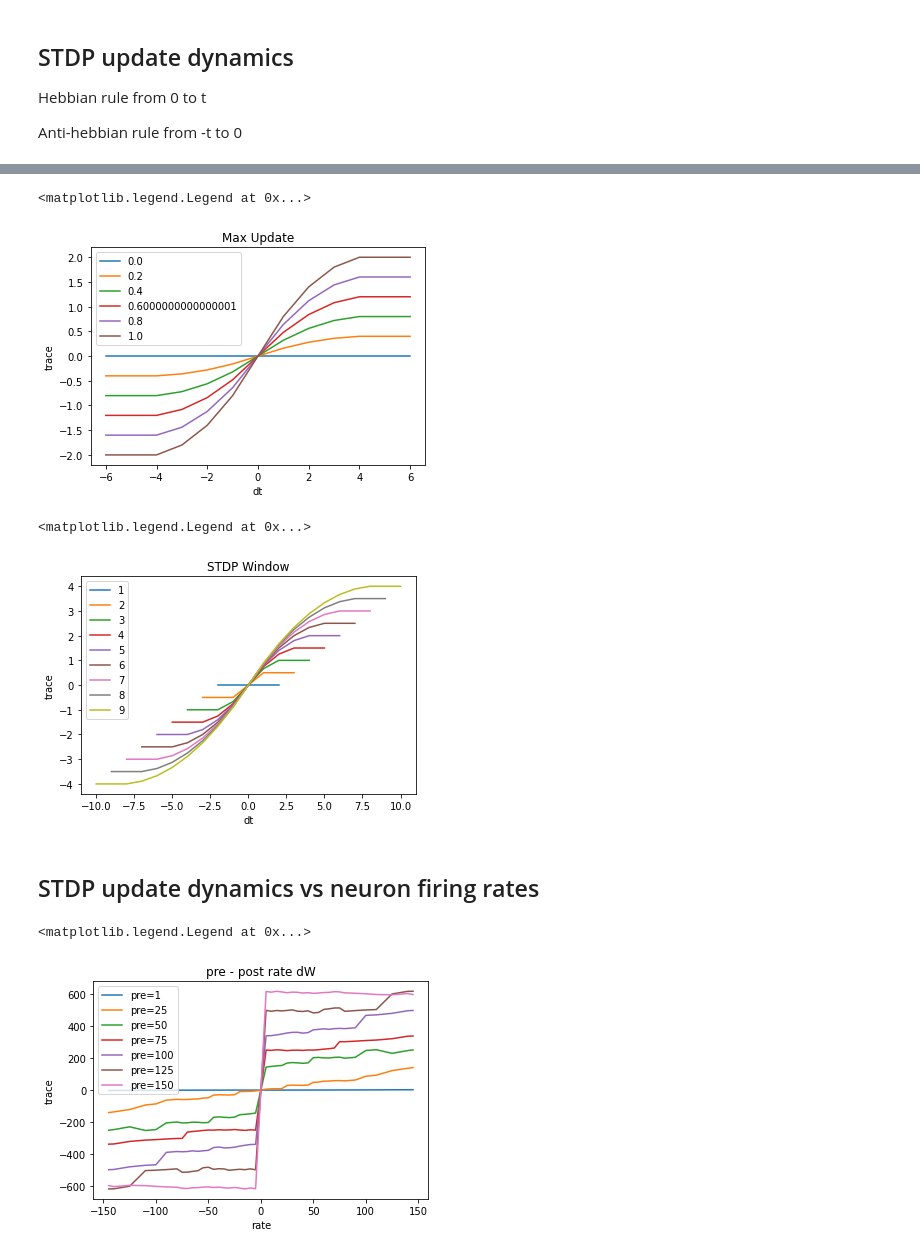
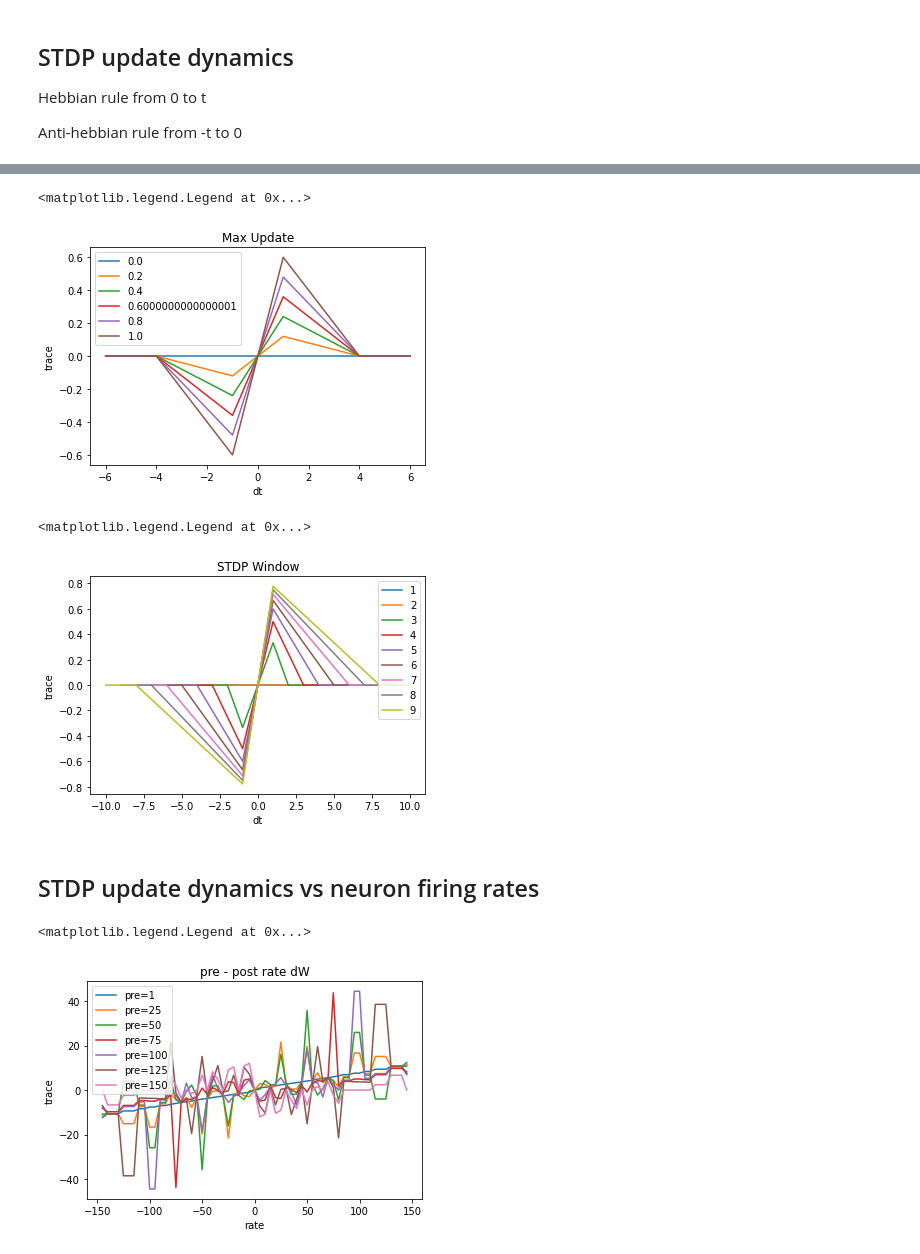
Before and after one commit to SpikeyCNS/spikey, a Jupyter notebook: examples/sanity/stdp_viz.ipynb, the cells around one changed output, grey strips where cells are left out. Drawn from its saved outputs; the diff is of its cells as text; code cells hidden in the pictures.

```diff
--- a/examples/sanity/stdp_viz.ipynb
+++ b/examples/sanity/stdp_viz.ipynb
@@ -45,6 +45,7 @@ for plot_id, (label, INHIBITORIES) in enumerate({'Excitatory': [1, 1], 'Inhibito
         X, X_minus, Y, Y_minus = [], [], [], []
 
         for i in range(LENGTH + 1):
+            w.matrix[:, :] = 0
             synapses.reset()
             synapses.reward(1)
 
@@ -93,6 +94,7 @@ for j in np.arange(0, 1.1, .2):
     LENGTH = config['stdp_window'] + 1
 
     for i in range(LENGTH + 1):
+        w.matrix[:, :] = 0
         synapses.reset()
         synapses.reward(1)
 
@@ -118,7 +120,7 @@ plt.ylabel('trace')
 plt.legend()
 # %% [output]
 <matplotlib.legend.Legend at 0x...>
-[figure, old version]
+[figure, new version]
 # %%
 ## Window
 INHIBITORIES = np.array([1, 1])
@@ -140,6 +142,7 @@ for j in range(1, 10):
     LENGTH = config['stdp_window'] + 1
 
     for i in range(LENGTH + 1):
+        w.matrix[:, :] = 0
         synapses.reset()
         synapses.reward(1)
 
@@ -165,7 +168,7 @@ plt.ylabel('trace')
 plt.legend()
 # %% [output]
 <matplotlib.legend.Legend at 0x...>
-[figure, old version]
+[figure, new version]
 # %% [markdown]
 ## STDP update dynamics vs neuron firing rates
 # %%
@@ -190,34 +193,36 @@ for rate2 in RATES:
     X, Y = [], []
     X_minus, Y_minus = [], []
 
     for rate1 in np.arange(5, 150, 5):
+        w.matrix[:, :] = 0
         synapses.reset()
         synapses.reward(1)
+
 
         a = np.zeros(LENGTH)
         a[3::LENGTH // rate1] = 1.
 
         b = np.zeros(LENGTH)
         b[::LENGTH // rate2] = 1.
 
         full_spike_log = np.array([a, b]).T
         for i in range(1, LENGTH):
             synapses._apply_stdp(full_spike_log[:i], INHIBITORIES)
 
         X_minus.append(-rate1)
         Y_minus.append(w.matrix[0, 1])
         X.append(rate1)
         Y.append(w.matrix[1, 0])
 
     plt.plot(X_minus[::-1] + X, Y_minus[::-1] + Y, label=f"pre={rate2}")
 
 plt.title(f"pre - post rate dW")
 plt.xlabel('rate')
 plt.ylabel('trace')
 plt.legend()
 # %% [output]
 <matplotlib.legend.Legend at 0x...>
-[figure, old version]
+[figure, new version]
 # %%
 ## vs Presynaptic rate - Uniform Rates
 # ideally uniform will be a flat line, any randomness should create all possible coincidences
```
Also changed, not shown: parts of 3 cells of this notebook.
